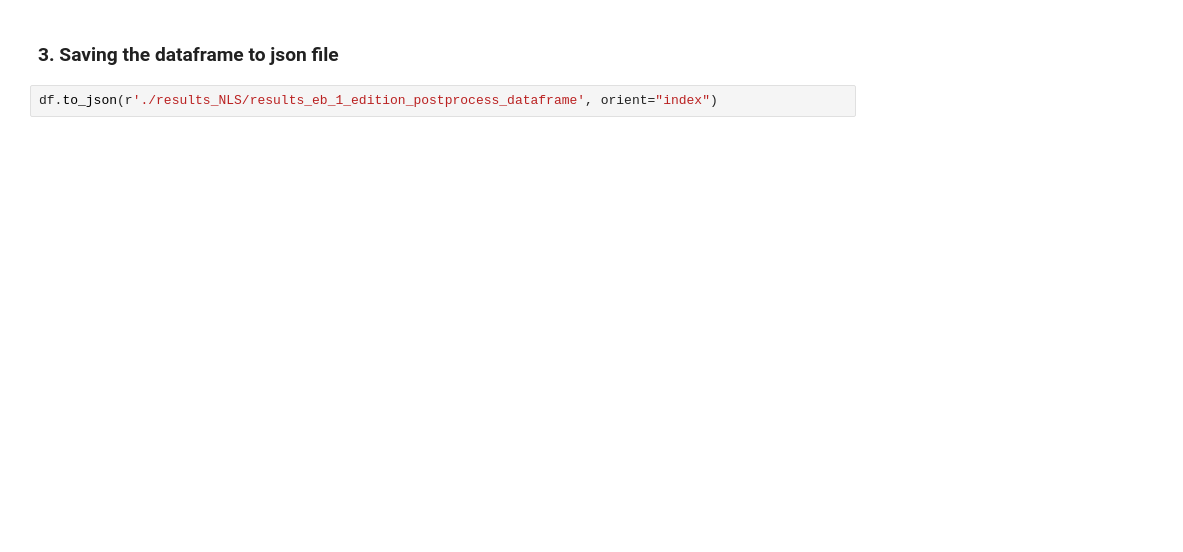
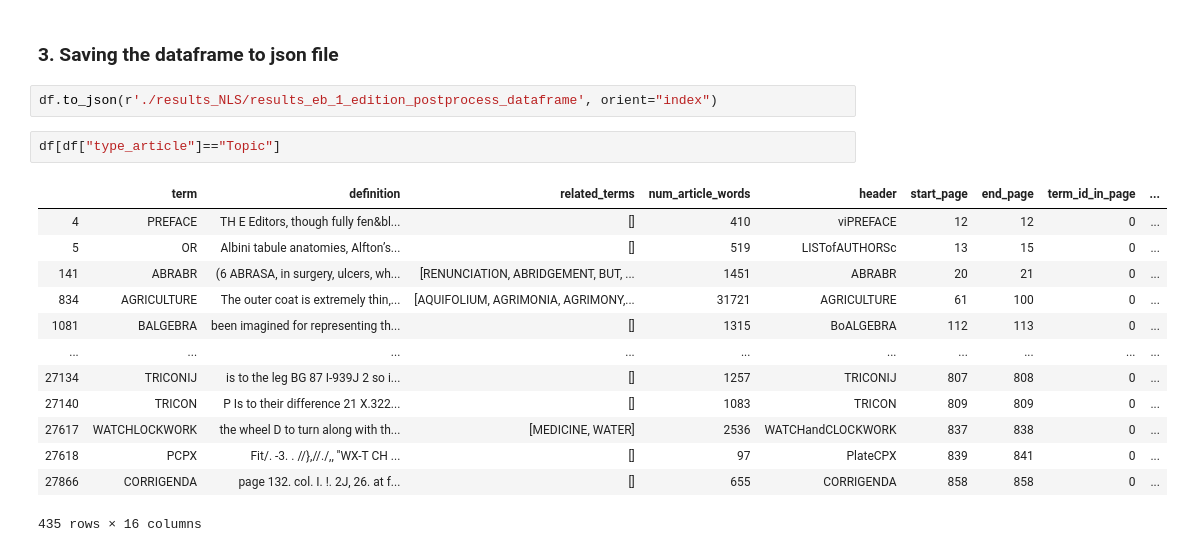
Before and after one commit to francesNLP/frances, a Jupyter notebook: NLS_EB/Merging_EB_Terms.ipynb, the cells around one changed output. Saved outputs shown, nothing was run; the diff lists cells and outputs as text; blank space fills up the shorter version.

```diff
--- a/NLS_EB/Merging_EB_Terms.ipynb
+++ b/NLS_EB/Merging_EB_Terms.ipynb
@@ -325,3 +636,19 @@ df.head()
 ### 3. Saving the dataframe to json file
 # %%
 df.to_json(r'./results_NLS/results_eb_1_edition_postprocess_dataframe', orient="index")
+# %%
+df[df["type_article"]=="Topic"]
+# %% [output]
+|  | term | definition | related_terms | num_article_words | header | start_page | end_page | term_id_in_page | ... |
+| 4 | PREFACE | TH E Editors, though fully fen&bl... | [] | 410 | viPREFACE | 12 | 12 | 0 | ... |
+| 5 | OR | Albini tabule anatomies, Alfton’s... | [] | 519 | LISTofAUTHORSc | 13 | 15 | 0 | ... |
+| 141 | ABRABR | (6 ABRASA, in surgery, ulcers, wh... | [RENUNCIATION, ABRIDGEMENT, BUT, ... | 1451 | ABRABR | 20 | 21 | 0 | ... |
+| 834 | AGRICULTURE | The outer coat is extremely thin,... | [AQUIFOLIUM, AGRIMONIA, AGRIMONY,... | 31721 | AGRICULTURE | 61 | 100 | 0 | ... |
+| 1081 | BALGEBRA | been imagined for representing th... | [] | 1315 | BoALGEBRA | 112 | 113 | 0 | ... |
+| ... | ... | ... | ... | ... | ... | ... | ... | ... | ... |
+| 27134 | TRICONIJ | is to the leg BG 87 I-939J 2 so i... | [] | 1257 | TRICONIJ | 807 | 808 | 0 | ... |
+| 27140 | TRICON | P Is to their difference 21 X.322... | [] | 1083 | TRICON | 809 | 809 | 0 | ... |
+| 27617 | WATCHLOCKWORK | the wheel D to turn along with th... | [MEDICINE, WATER] | 2536 | WATCHandCLOCKWORK | 837 | 838 | 0 | ... |
+| 27618 | PCPX | Fit/. -3. . //},//./,, ''WX-T CH ... | [] | 97 | PlateCPX | 839 | 841 | 0 | ... |
+| 27866 | CORRIGENDA | page 132. col. I. !. 2J, 26. at f... | [] | 655 | CORRIGENDA | 858 | 858 | 0 | ... |
+435 rows × 16 columns
```
Also changed, not shown: parts of 40 cells of this notebook, 3 other files.
